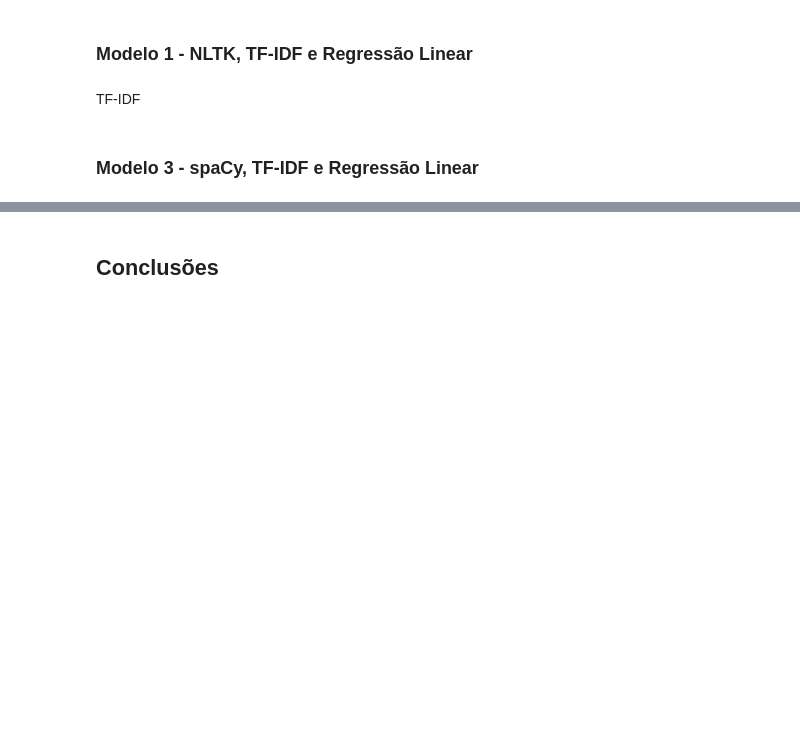
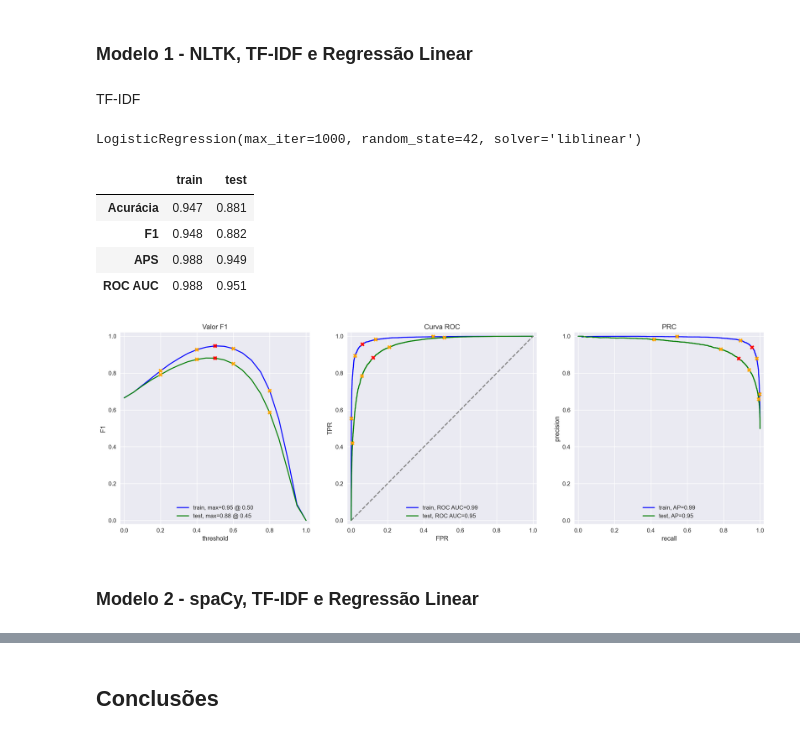
Before and after one commit to FSzekut/Bert, a Jupyter notebook: Notebook/notebook.ipynb, the cells around one changed output, grey strips where cells are left out. Drawn from its saved outputs; the diff is of its cells as text; code cells hidden in the pictures; blank space fills up the shorter version.

```diff
--- a/Notebook/notebook.ipynb
+++ b/Notebook/notebook.ipynb
@@ -344,6 +321,8 @@ Felizmente, todo o conjunto de dados já está dividido em partes de treinamento
 df_reviews_train = df_reviews.query('ds_part == "train"').copy()
 df_reviews_test = df_reviews.query('ds_part == "test"').copy()
 
+train_texts = df_reviews_train['review_norm']
+test_texts = df_reviews_test['review_norm']
 train_target = df_reviews_train['pos']
 test_target = df_reviews_test['pos']
 
@@ -369,10 +369,32 @@ from sklearn.feature_extraction.text import TfidfVectorizer
 from sklearn.linear_model import LogisticRegression
 
 from nltk.corpus import stopwords
+# %%
+tfidf_vectorizer_lr = TfidfVectorizer(
+    stop_words='english',
+    ngram_range=(1, 2),
+    min_df=4,
+    max_df=0.9,
+)
+
+train_features_1 = tfidf_vectorizer_lr.fit_transform(train_texts)
+test_features_1 = tfidf_vectorizer_lr.transform(test_texts)
+
+model_1 = LogisticRegression(max_iter=1000, solver='liblinear', random_state=42)
+model_1.fit(train_features_1, train_target)
+# %% [output]
+LogisticRegression(max_iter=1000, random_state=42, solver='liblinear')
 # %%
-evaluate_model(model_1, train_features_1, train_target, test_features_1, test_target)
+results_lr = evaluate_model(model_1, train_features_1, train_target, test_features_1, test_target)
+# %% [output]
+|  | train | test |
+| Acurácia | 0.947 | 0.881 |
+| F1 | 0.948 | 0.882 |
+| APS | 0.988 | 0.949 |
+| ROC AUC | 0.988 | 0.951 |
+[figure, added]
 # %% [markdown]
-### Modelo 3 - spaCy, TF-IDF e Regressão Linear
+### Modelo 2 - spaCy, TF-IDF e Regressão Linear
 # %%
 import spacy
 
```
Also changed, not shown: parts of 47 cells of this notebook, 1 other file.
